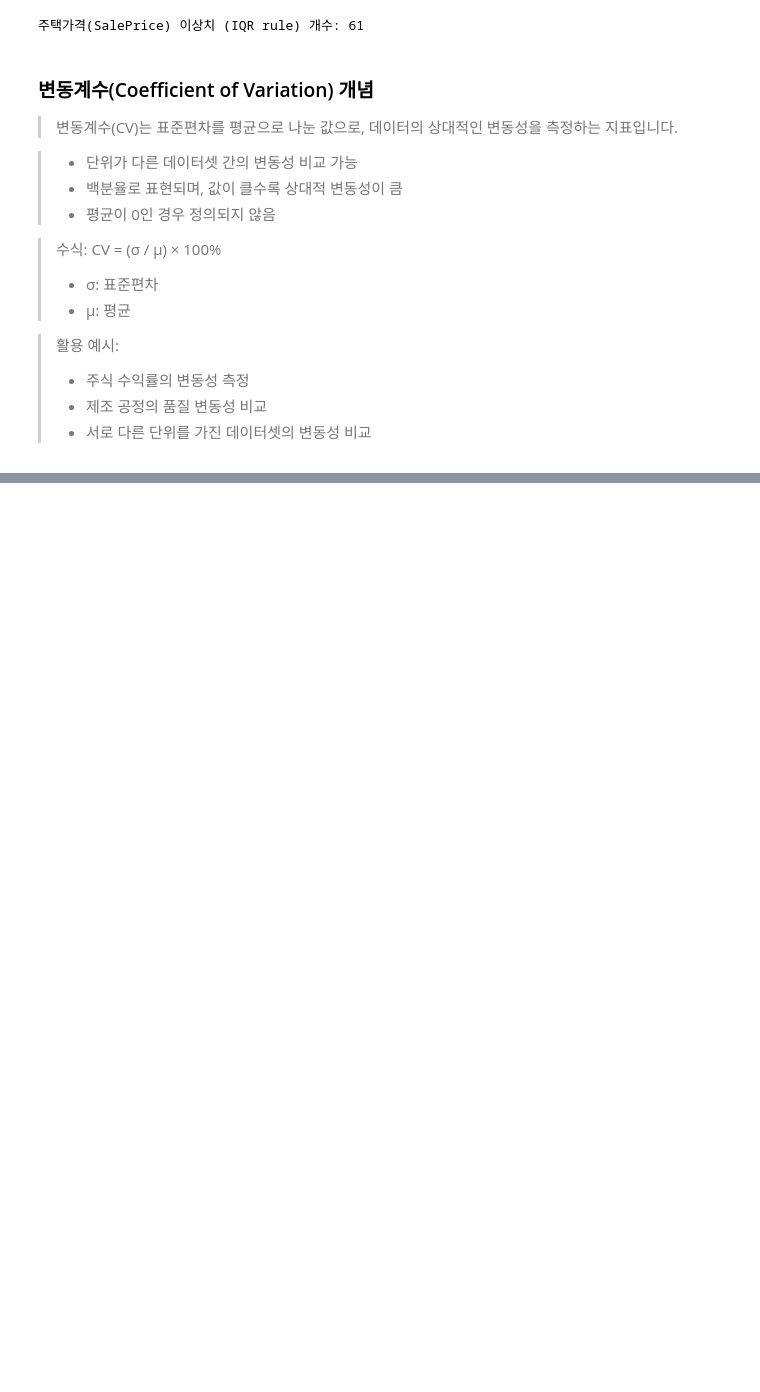
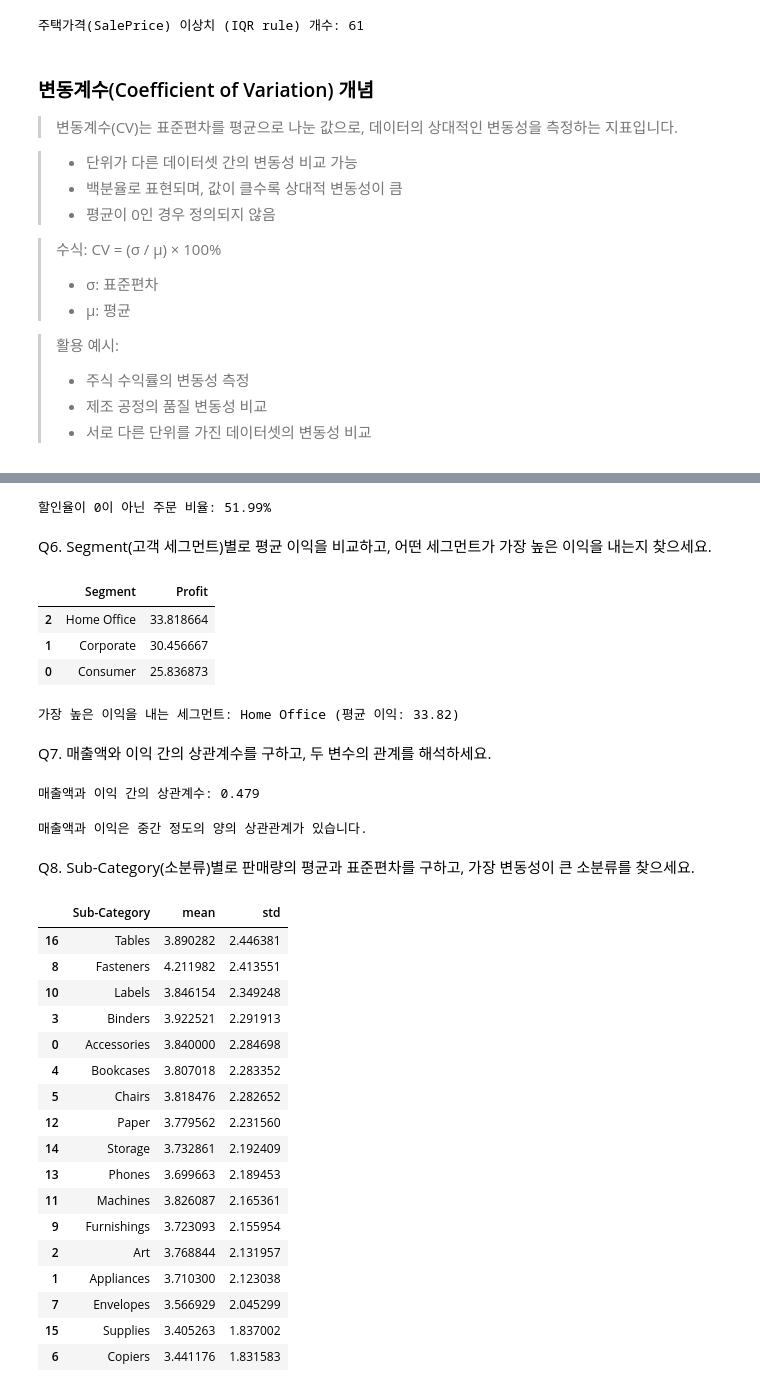
Before and after one commit to dandacompany/star_track_python, a Jupyter notebook: 0604/Python_Statistic_Analytics_Practice_Part1.ipynb, the cells around one changed output, grey strips where cells are left out. Cells and saved outputs as stored; diff of their text form; code cells hidden in the pictures; blank space fills up the shorter version.

```diff
--- a/0604/Python_Statistic_Analytics_Practice_Part1.ipynb
+++ b/0604/Python_Statistic_Analytics_Practice_Part1.ipynb
@@ -811,0 +638,26 @@ print(f"  의미: 데이터 값이 {x_value_practice}보다 클 확률은 약 {s
+# %%
+# 할인율이 0이 아닌 주문 비율 계산
+non_zero_discount_ratio = (df['Discount'] > 0).mean() * 100
+print(f"할인율이 0이 아닌 주문 비율: {non_zero_discount_ratio:.2f}%")
+# %% [output]
+할인율이 0이 아닌 주문 비율: 51.99%
+# %% [markdown]
+Q6. Segment(고객 세그먼트)별로 평균 이익을 비교하고, 어떤 세그먼트가 가장 높은 이익을 내는지 찾으세요.
+# %%
+# 고객 세그먼트별 평균 이익 계산
+segment_profit = df.groupby('Segment')['Profit'].mean().reset_index()
+
+# 평균 이익을 기준으로 내림차순 정렬
+segment_profit = segment_profit.sort_values('Profit', ascending=False)
+segment_profit
+# %% [output]
+|  | Segment | Profit |
+| 2 | Home Office | 33.818664 |
+| 1 | Corporate | 30.456667 |
+| 0 | Consumer | 25.836873 |
+# %%
+# 가장 높은 이익을 내는 세그먼트 찾기
+top_segment = segment_profit.iloc[0]
+print(f"가장 높은 이익을 내는 세그먼트: {top_segment['Segment']} (평균 이익: {top_segment['Profit']:.2f})")
+# %% [output]
+가장 높은 이익을 내는 세그먼트: Home Office (평균 이익: 33.82)
@@ -811,0 +675,50 @@ print(f"  의미: 데이터 값이 {x_value_practice}보다 클 확률은 약 {s
+# %% [markdown]
+Q7. 매출액와 이익 간의 상관계수를 구하고, 두 변수의 관계를 해석하세요.
+# %%
+# 매출액(Sales)과 이익(Profit) 간의 상관계수 계산
+correlation = df['Sales'].corr(df['Profit'])
+
+# 결과 출력
+print(f"매출액과 이익 간의 상관계수: {correlation:.3f}")
+# %% [output]
+매출액과 이익 간의 상관계수: 0.479
+# %%
+# 상관관계 해석
+if correlation > 0.7:
+    print("매출액과 이익은 강한 양의 상관관계가 있습니다.")
+elif correlation > 0.3:
+    print("매출액과 이익은 중간 정도의 양의 상관관계가 있습니다.")
+elif correlation > -0.3:
+    print("매출액과 이익은 거의 상관관계가 없습니다.")
+elif correlation > -0.7:
+    print("매출액과 이익은 중간 정도의 음의 상관관계가 있습니다.")
+else:
+    print("매출액과 이익은 강한 음의 상관관계가 있습니다.")
+# %% [output]
+매출액과 이익은 중간 정도의 양의 상관관계가 있습니다.
+# %% [markdown]
+Q8. Sub-Category(소분류)별로 판매량의 평균과 표준편차를 구하고, 가장 변동성이 큰 소분류를 찾으세요.
+# %%
+# 소분류별 판매량 평균과 표준편차 계산
+subcategory_stats = df.groupby('Sub-Category')['Quantity'].agg(['mean', 'std']).reset_index()
+subcategory_stats = subcategory_stats.sort_values('std', ascending=False)
+subcategory_stats
+# %% [output]
+|  | Sub-Category | mean | std |
+| 16 | Tables | 3.890282 | 2.446381 |
+| 8 | Fasteners | 4.211982 | 2.413551 |
+| 10 | Labels | 3.846154 | 2.349248 |
+| 3 | Binders | 3.922521 | 2.291913 |
+| 0 | Accessories | 3.840000 | 2.284698 |
+| 4 | Bookcases | 3.807018 | 2.283352 |
+| 5 | Chairs | 3.818476 | 2.282652 |
+| 12 | Paper | 3.779562 | 2.231560 |
+| 14 | Storage | 3.732861 | 2.192409 |
+| 13 | Phones | 3.699663 | 2.189453 |
+| 11 | Machines | 3.826087 | 2.165361 |
+| 9 | Furnishings | 3.723093 | 2.155954 |
+| 2 | Art | 3.768844 | 2.131957 |
+| 1 | Appliances | 3.710300 | 2.123038 |
+| 7 | Envelopes | 3.566929 | 2.045299 |
+| 15 | Supplies | 3.405263 | 1.837002 |
+| 6 | Copiers | 3.441176 | 1.831583 |
```
Also changed, not shown: parts of 51 cells of this notebook, 7 other files.
